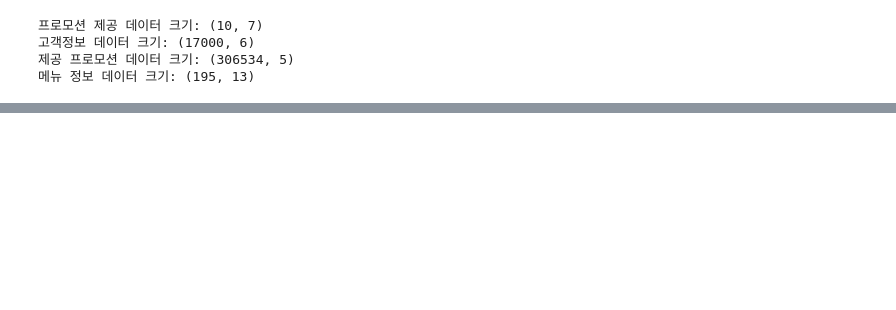
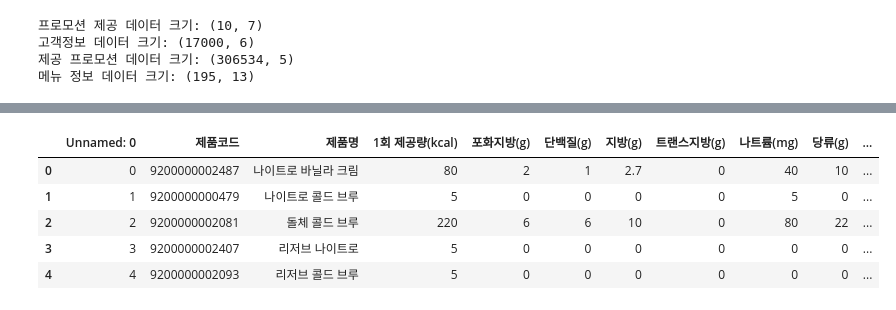
Before and after one commit to rladbstj56/practice_project, a Jupyter notebook: chanhui_EDA/EDA_1.ipynb, the cells around one changed output, grey strips where cells are left out. Cells and saved outputs as stored; diff of their text form; code cells hidden in the pictures; blank space fills up the shorter version.

```diff
--- a/chanhui_EDA/EDA_1.ipynb
+++ b/chanhui_EDA/EDA_1.ipynb
@@ -32,0 +60,9 @@ print("메뉴 정보 데이터 크기:", df_menu.shape)
+# %%
+df_menu.head()
+# %% [output]
+|  | Unnamed: 0 | 제품코드 | 제품명 | 1회 제공량(kcal) | 포화지방(g) | 단백질(g) | 지방(g) | 트랜스지방(g) | 나트륨(mg) | 당류(g) | ... |
+| 0 | 0 | 9200000002487 | 나이트로 바닐라 크림 | 80 | 2 | 1 | 2.7 | 0 | 40 | 10 | ... |
+| 1 | 1 | 9200000000479 | 나이트로 콜드 브루 | 5 | 0 | 0 | 0 | 0 | 5 | 0 | ... |
+| 2 | 2 | 9200000002081 | 돌체 콜드 브루 | 220 | 6 | 6 | 10 | 0 | 80 | 22 | ... |
+| 3 | 3 | 9200000002407 | 리저브 나이트로 | 5 | 0 | 0 | 0 | 0 | 0 | 0 | ... |
+| 4 | 4 | 9200000002093 | 리저브 콜드 브루 | 5 | 0 | 0 | 0 | 0 | 0 | 0 | ... |
```
Also changed, not shown: parts of 91 cells of this notebook, 1 other file.
